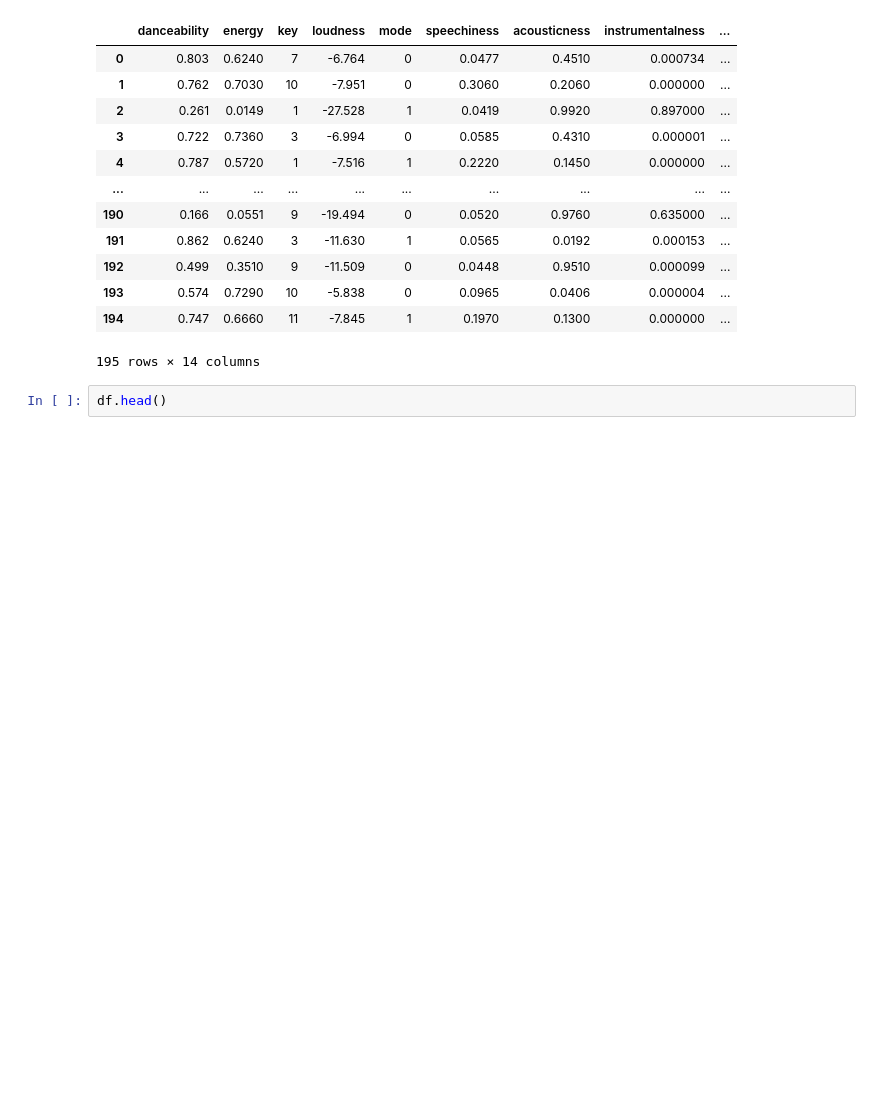
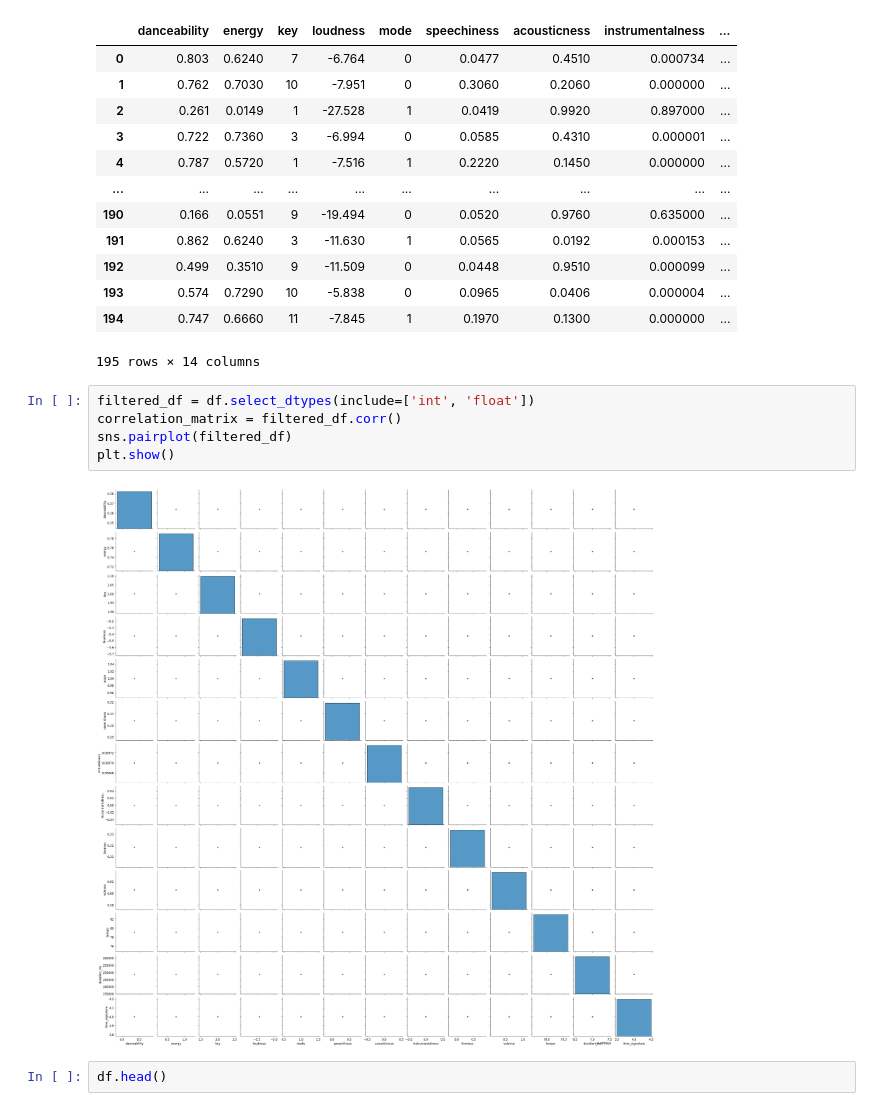
Before and after one commit to seifahmed2004/Song-recommendation-system-using-SVM-model, a Jupyter notebook: SeifAhmedCodealphaT1.ipynb, the cells around one changed output. Drawn from its saved outputs; the diff is of its cells as text; blank space fills up the shorter version.

```diff
--- a/SeifAhmedCodealphaT1.ipynb
+++ b/SeifAhmedCodealphaT1.ipynb
@@ -37,6 +38,13 @@ df
 | 193 | 0.574 | 0.7290 | 10 | -5.838 | 0 | 0.0965 | 0.0406 | 0.000004 | ... |
 | 194 | 0.747 | 0.6660 | 11 | -7.845 | 1 | 0.1970 | 0.1300 | 0.000000 | ... |
 195 rows × 14 columns
+# %%
+filtered_df = df.select_dtypes(include=['int', 'float'])
+correlation_matrix = filtered_df.corr()
+sns.pairplot(filtered_df)
+plt.show()
+# %% [output]
+[figure, added]
 # %%
 df.head()
 # %% [output]
```
Also changed, not shown: parts of 1 cell of this notebook.
